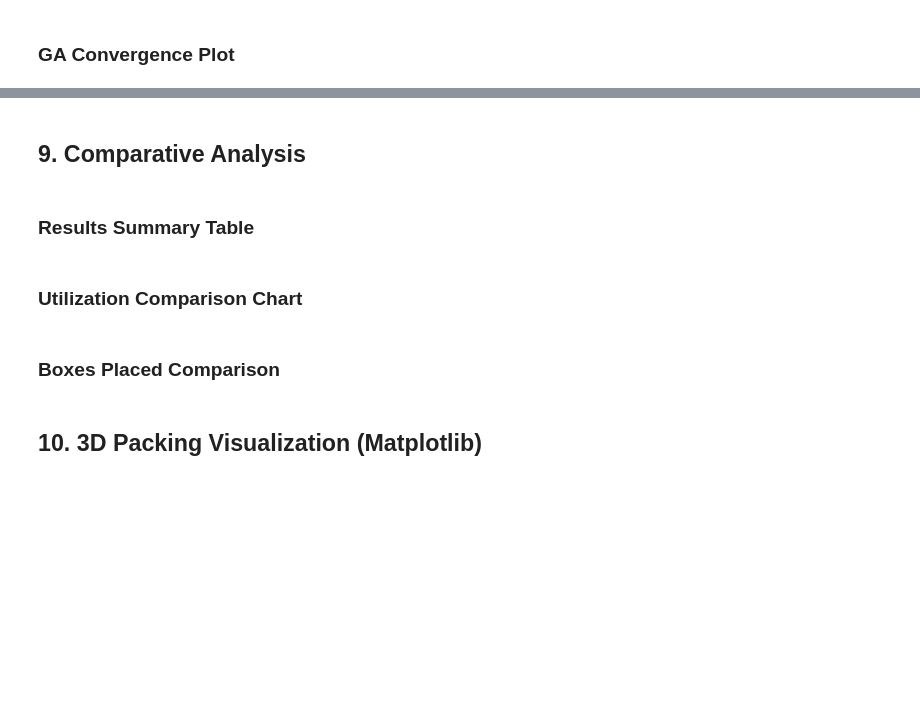
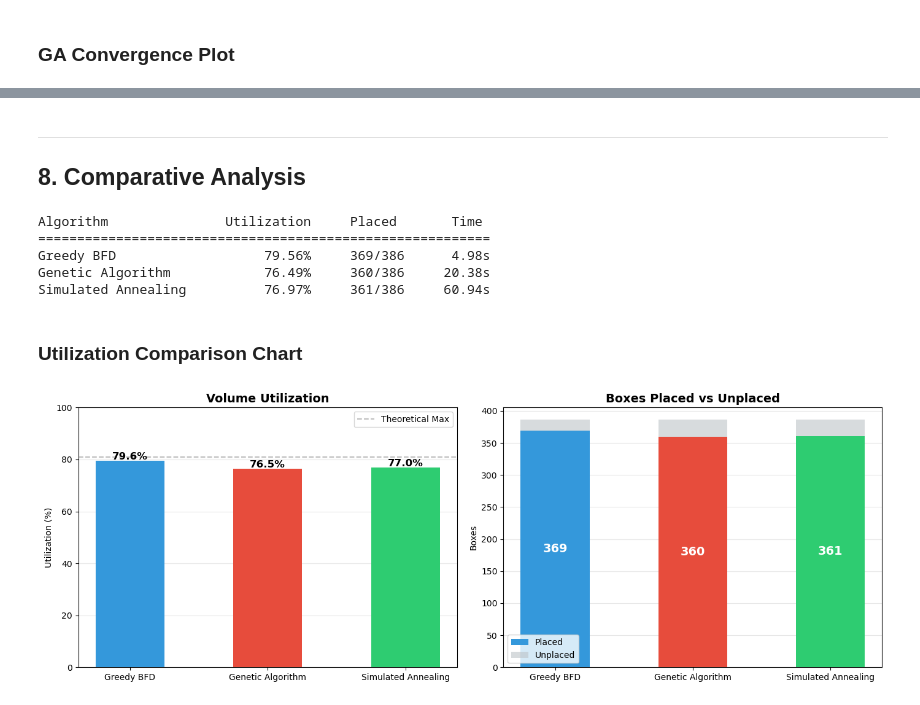
Before and after one commit to ayyoubbouchama/AI-Project10, a Jupyter notebook: notebooks/main.ipynb, the cells around one changed output, grey strips where cells are left out. Cells and saved outputs as stored; diff of their text form; code cells hidden in the pictures; blank space fills up the shorter version.

```diff
--- a/notebooks/main.ipynb
+++ b/notebooks/main.ipynb
@@ -292,4 +1694,3 @@ validate_solution(sa_norm, container, "SA    ")
 # %% [markdown]
-## 9. Comparative Analysis
+---
+## 8. Comparative Analysis
-# %% [markdown]
-### Results Summary Table
@@ -305,37 +1697,38 @@ print(f"\nBest utilization: {best[0]} ({best[1]:.2f}%)")
+# %%
+print(f"{'Algorithm':<22} {'Utilization':>12} {'Placed':>10} {'Time':>10}")
+print('=' * 58)
+for name, util, placed, t in [
+    ('Greedy BFD', greedy_util, len(greedy_positions), greedy_time),
+    ('Genetic Algorithm', ga_util, len(ga_positions), ga_time),
+    ('Simulated Annealing', sa_util, len(sa_positions), sa_time)]:
+    print(f'{name:<22} {util:>11.2f}% {placed:>7}/{len(boxes)} {t:>9.2f}s')
+# %% [output]
+Algorithm               Utilization     Placed       Time
+==========================================================
+Greedy BFD                   79.56%     369/386      4.98s
+Genetic Algorithm            76.49%     360/386     20.38s
+Simulated Annealing          76.97%     361/386     60.94s
 # %% [markdown]
 ### Utilization Comparison Chart
 # %%
-algos = ['Greedy\n(BFD)', 'Genetic\nAlgorithm', 'Simulated\nAnnealing']
-utils = [greedy_util, ga_util, sa_util]
+algos = ['Greedy BFD', 'Genetic Algorithm', 'Simulated Annealing']
+utils_list = [greedy_util, ga_util, sa_util]
 colors = ['#3498DB', '#E74C3C', '#2ECC71']
-
 fig, axes = plt.subplots(1, 2, figsize=(14, 5))
-
-# Utilization bar chart
-bars = axes[0].bar(algos, utils, color=colors, width=0.5, zorder=3, edgecolor='white', linewidth=1.5)
-for bar, val in zip(bars, utils):
-    axes[0].text(bar.get_x()+bar.get_width()/2, bar.get_height()+0.8,
-                 f'{val:.1f}%', ha='center', va='bottom', fontweight='bold', fontsize=13)
-axes[0].axhline(y=80.96, color='gray', linestyle='--', linewidth=1, label='Theoretical max (80.96%)')
-axes[0].set_ylabel('Volume Utilization (%)', fontsize=12)
-axes[0].set_title('Volume Utilization Comparison', fontsize=14, fontweight='bold')
-axes[0].set_ylim(0, 100)
-axes[0].grid(axis='y', alpha=0.3, zorder=0)
-axes[0].legend()
-
-# Time bar chart
-times = [greedy_time, ga_time, sa_time]
-bars2 = axes[1].bar(algos, times, color=colors, width=0.5, zorder=3, edgecolor='white', linewidth=1.5)
-for bar, val in zip(bars2, times):
-    axes[1].text(bar.get_x()+bar.get_width()/2, bar.get_height()+0.1,
-                 f'{val:.2f}s', ha='center', va='bottom', fontweight='bold', fontsize=12)
-axes[1].set_ylabel('Time (seconds)', fontsize=12)
-axes[1].set_title('Execution Time Comparison', fontsize=14, fontweight='bold')
-axes[1].grid(axis='y', alpha=0.3, zorder=0)
-
-plt.tight_layout()
-plt.savefig('../results/comparison_chart.png', dpi=150, bbox_inches='tight')
-plt.show()
-print("Chart saved to results/comparison_chart.png")
+bars = axes[0].bar(algos, utils_list, color=colors, width=0.5, zorder=3)
+for bar, val in zip(bars, utils_list):
+    axes[0].text(bar.get_x()+bar.get_width()/2, bar.get_height()+0.5, f'{val:.1f}%', ha='center', fontweight='bold', fontsize=12)
+axes[0].set_ylabel('Utilization (%)'); axes[0].set_title('Volume Utilization', fontsize=14, fontweight='bold')
+axes[0].set_ylim(0, 100); axes[0].axhline(y=80.96, color='gray', linestyle='--', alpha=0.5, label='Theoretical Max')
+axes[0].legend(); axes[0].grid(axis='y', alpha=0.3, zorder=0)
+placed_counts = [len(greedy_positions), len(ga_positions), len(sa_positions)]
+unplaced = [len(boxes)-p for p in placed_counts]
+bars_p = axes[1].bar(algos, placed_counts, color=colors, width=0.5, label='Placed', zorder=3)
+axes[1].bar(algos, unplaced, bottom=placed_counts, color=['#BDC3C7']*3, width=0.5, label='Unplaced', zorder=3, alpha=0.6)
+for bar, val in zip(bars_p, placed_counts):
+    axes[1].text(bar.get_x()+bar.get_width()/2, bar.get_height()/2, str(val), ha='center', va='center', fontweight='bold', fontsize=14, color='white')
+axes[1].set_ylabel('Boxes'); axes[1].set_title('Boxes Placed vs Unplaced', fontsize=14, fontweight='bold')
+axes[1].legend(); axes[1].grid(axis='y', alpha=0.3, zorder=0)
+plt.tight_layout(); plt.show()
+# %% [output]
+[figure, added]
-# %% [markdown]
-### Boxes Placed Comparison
@@ -359,2 +1734,0 @@ plt.show()
-# %% [markdown]
-## 10. 3D Packing Visualization (Matplotlib)
```
Also changed, not shown: parts of 56 cells of this notebook, 5 other files.
